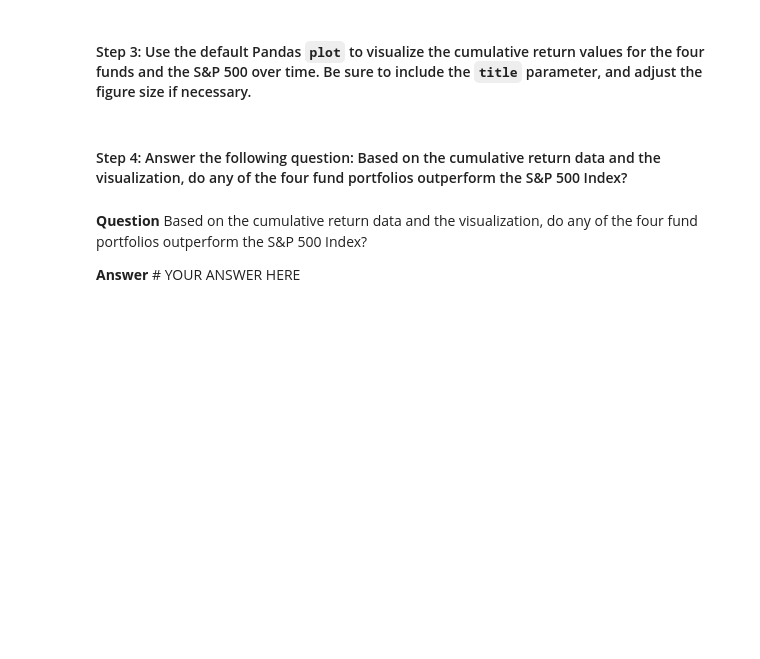
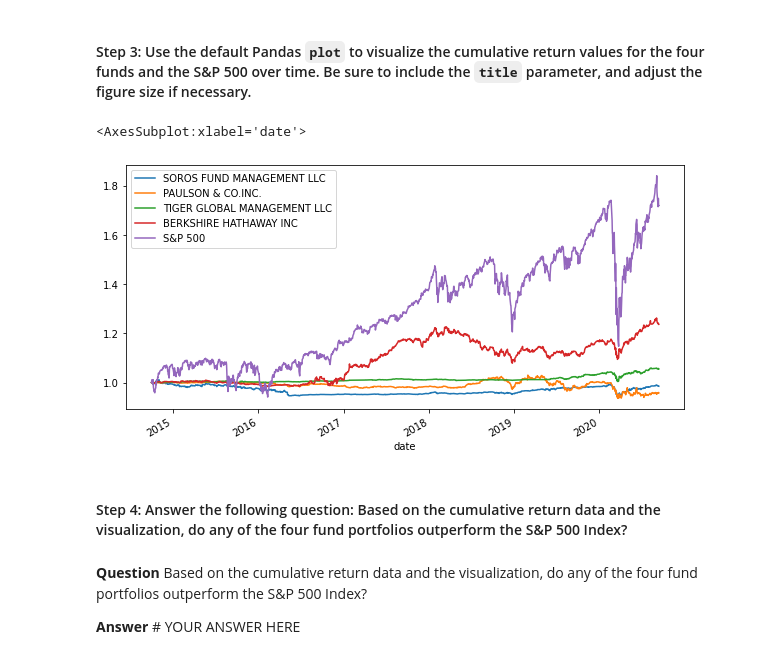
Before and after one commit to smruthid/QuantitativeAnalysis, a Jupyter notebook: risk_return_analysis.ipynb, the cells around one changed output. Saved outputs shown, nothing was run; the diff lists cells and outputs as text; code cells hidden in the pictures; blank space fills up the shorter version.

```diff
--- a/risk_return_analysis.ipynb
+++ b/risk_return_analysis.ipynb
@@ -160,7 +200,11 @@ display(cumulative_returns.tail())
 # %%
 # Visualize the cumulative returns using the Pandas plot function
 # Include a title parameter and adjust the figure size
 # YOUR CODE HERE
+cumulative_returns.plot(figsize=(10, 5))
+# %% [output]
+<AxesSubplot:xlabel='date'>
+[figure, added]
 # %% [markdown]
 #### Step 4: Answer the following question: Based on the cumulative return data and the visualization, do any of the four fund portfolios outperform the S&P 500 Index?
 # %% [markdown]
```
Also changed, not shown: parts of 35 cells of this notebook.
